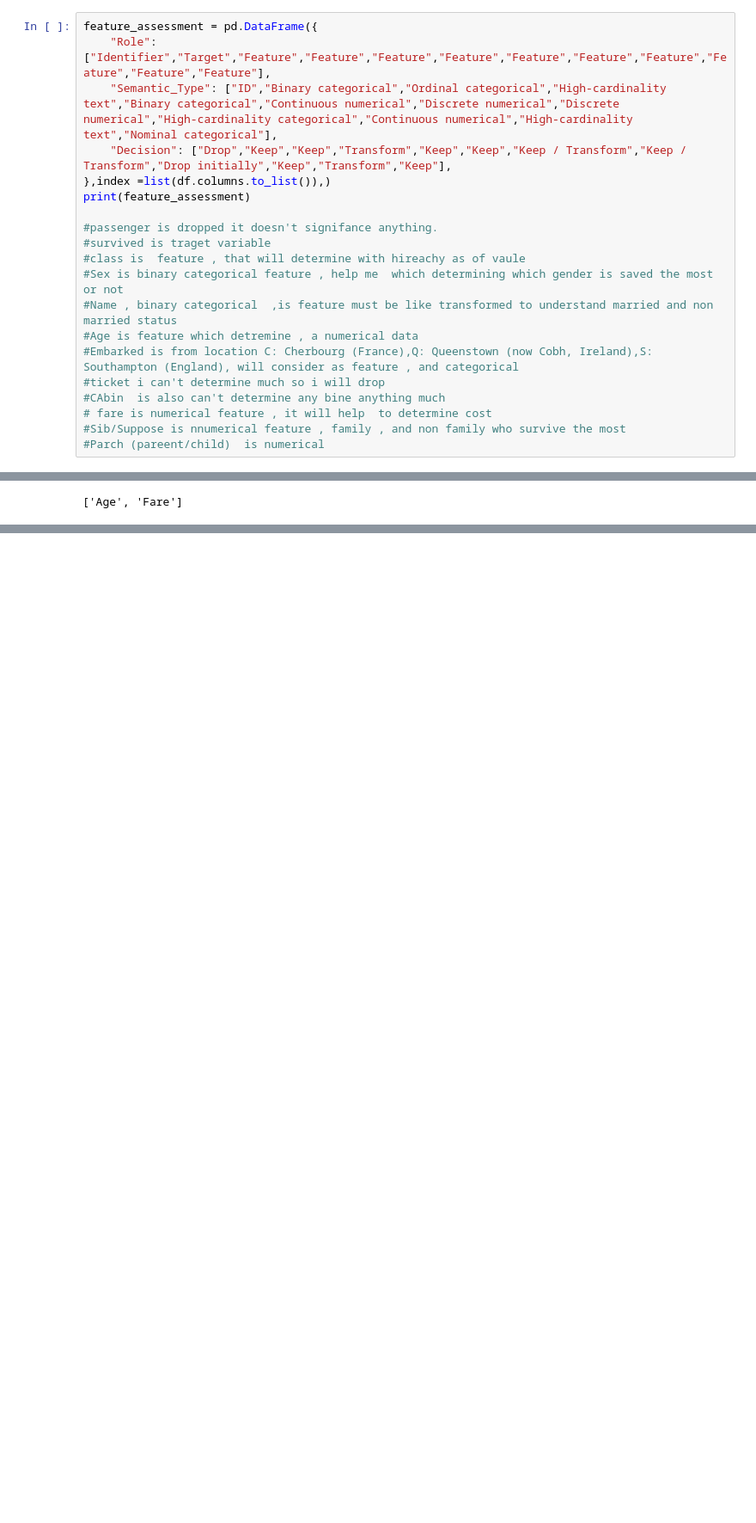
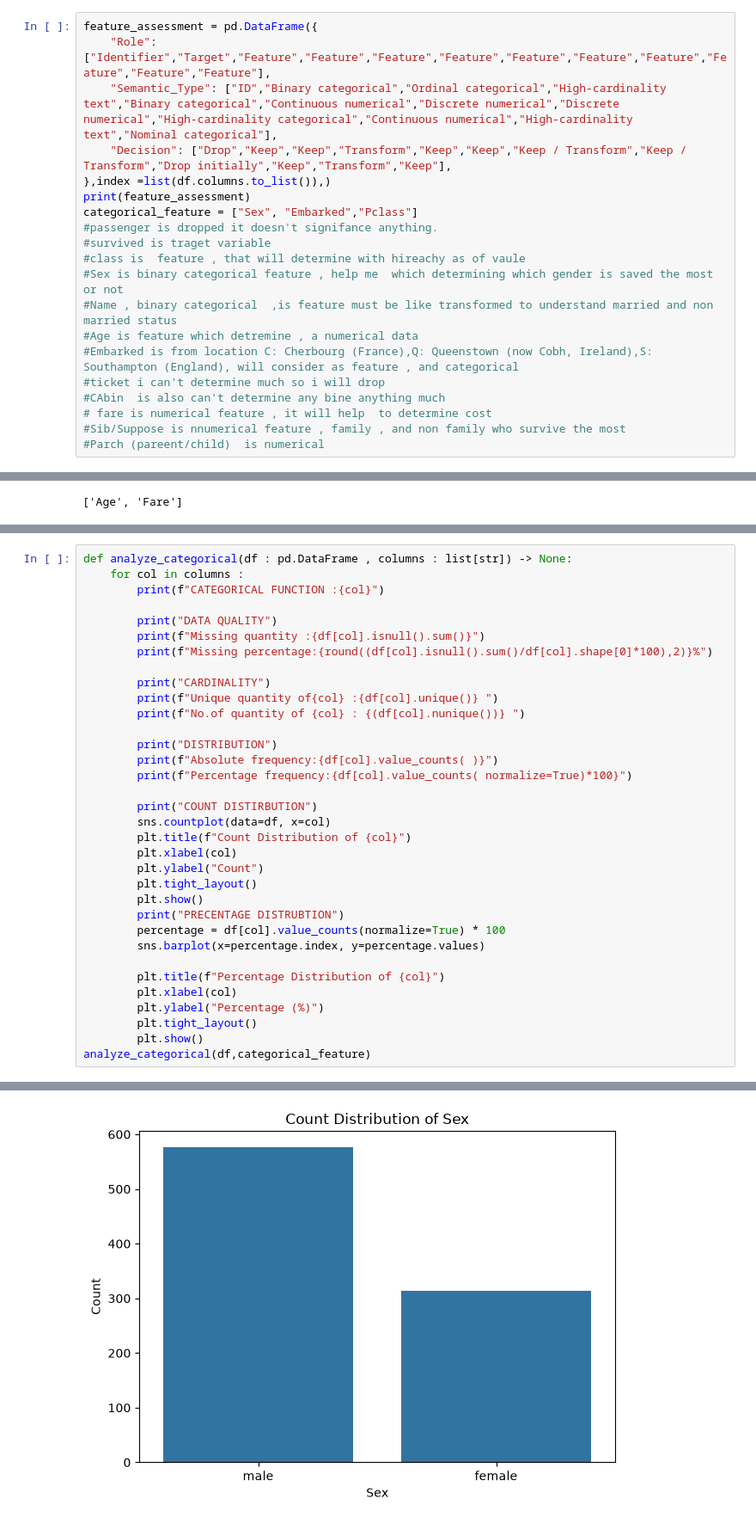
Before and after one commit to prabhatkulkarni/Titanic-Survival-Prediction, a Jupyter notebook: notebooks/01_eda.ipynb, the cells around one changed output, grey strips where cells are left out. Shown at 86% size. Cells and saved outputs as stored; diff of their text form; blank space fills up the shorter version.

```diff
--- a/notebooks/01_eda.ipynb
+++ b/notebooks/01_eda.ipynb
@@ -81,7 +81,7 @@ feature_assessment = pd.DataFrame({
     "Decision": ["Drop","Keep","Keep","Transform","Keep","Keep","Keep / Transform","Keep / Transform","Drop initially","Keep","Transform","Keep"],
 },index =list(df.columns.to_list()),)
 print(feature_assessment)
-
+categorical_feature = ["Sex", "Embarked","Pclass"]
 #passenger is dropped it doesn't signifance anything.
 #survived is traget variable
 #class is  feature , that will determine with hireachy as of vaule
@@ -248,3 +248,38 @@ Histogram for log Fare:
 [figure]
 Boxplot for log Fare
 [figure]
+# %%
+def analyze_categorical(df : pd.DataFrame , columns : list[str]) -> None:
+    for col in columns :
+        print(f"CATEGORICAL FUNCTION :{col}")
+
+        print("DATA QUALITY")
+        print(f"Missing quantity :{df[col].isnull().sum()}")
+        print(f"Missing percentage:{round((df[col].isnull().sum()/df[col].shape[0]*100),2)}%")
+
+        print("CARDINALITY")
+        print(f"Unique quantity of{col} :{df[col].unique()} ")
+        print(f"No.of quantity of {col} : {(df[col].nunique())} ")
+
+        print("DISTRIBUTION")
+        print(f"Absolute frequency:{df[col].value_counts( )}")
+        print(f"Percentage frequency:{df[col].value_counts( normalize=True)*100}")
+
+        print("COUNT DISTIRBUTION")
+        sns.countplot(data=df, x=col)
+        plt.title(f"Count Distribution of {col}")
+        plt.xlabel(col)
+        plt.ylabel("Count")
+        plt.tight_layout()
+        plt.show()
+        print("PRECENTAGE DISTRUBTION")
+        percentage = df[col].value_counts(normalize=True) * 100
+        sns.barplot(x=percentage.index, y=percentage.values)
+
+        plt.title(f"Percentage Distribution of {col}")
+        plt.xlabel(col)
+        plt.ylabel("Percentage (%)")
+        plt.tight_layout()
+        plt.show()
+analyze_categorical(df,categorical_feature)
+# %% [output]
@@ -250,0 +305 @@ Boxplot for log Fare
+[figure, added]
```
Also changed, not shown: parts of 1 cell of this notebook.
